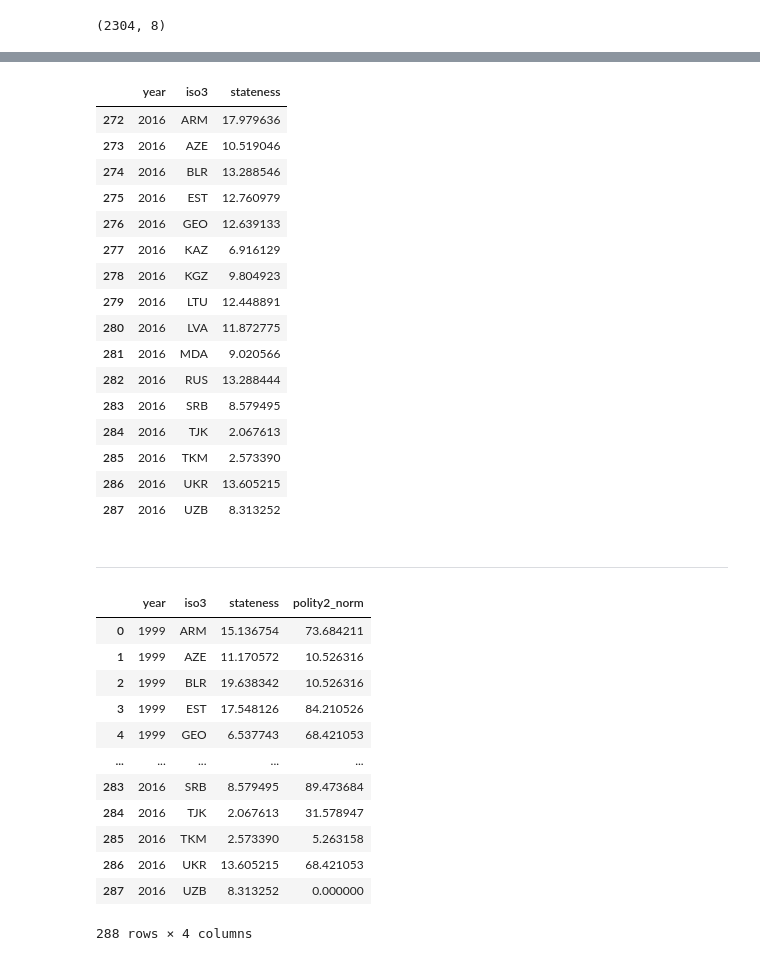
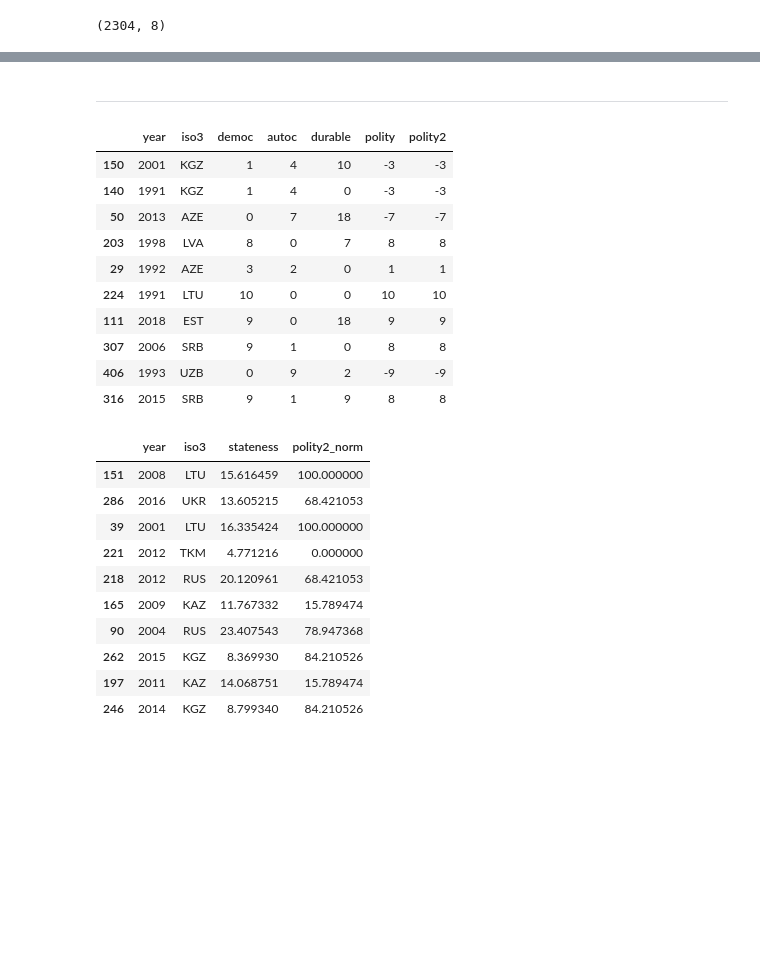
Before and after one commit to data-driven-research/state-capacity-and-democratic-transitions, a Jupyter notebook: notebooks/2.0-hp-calculating stateness.ipynb, the cells around one changed output, grey strips where cells are left out. Drawn from its saved outputs; the diff is of its cells as text; code cells hidden in the pictures; blank space fills up the shorter version.

```diff
--- a/notebooks/2.0-hp-calculating stateness.ipynb
+++ b/notebooks/2.0-hp-calculating stateness.ipynb
@@ -87,27 +135,20 @@ result = index.drop("category_score", 1)
-# %%
-result.loc[result["year"].eq(2016)]
-# %% [output]
-|  | year | iso3 | stateness |
-| 272 | 2016 | ARM | 17.979636 |
-| 273 | 2016 | AZE | 10.519046 |
-| 274 | 2016 | BLR | 13.288546 |
-| 275 | 2016 | EST | 12.760979 |
-| 276 | 2016 | GEO | 12.639133 |
-| 277 | 2016 | KAZ | 6.916129 |
-| 278 | 2016 | KGZ | 9.804923 |
-| 279 | 2016 | LTU | 12.448891 |
-| 280 | 2016 | LVA | 11.872775 |
-| 281 | 2016 | MDA | 9.020566 |
-| 282 | 2016 | RUS | 13.288444 |
-| 283 | 2016 | SRB | 8.579495 |
-| 284 | 2016 | TJK | 2.067613 |
-| 285 | 2016 | TKM | 2.573390 |
-| 286 | 2016 | UKR | 13.605215 |
-| 287 | 2016 | UZB | 8.313252 |
 # %% [markdown]
 ---
 # %%
 polity = pd.read_excel("./../data/interim/P5_composite_indicators.xlsx")
+polity.sample(10)
+# %% [output]
+|  | year | iso3 | democ | autoc | durable | polity | polity2 |
+| 150 | 2001 | KGZ | 1 | 4 | 10 | -3 | -3 |
+| 140 | 1991 | KGZ | 1 | 4 | 0 | -3 | -3 |
+| 50 | 2013 | AZE | 0 | 7 | 18 | -7 | -7 |
+| 203 | 1998 | LVA | 8 | 0 | 7 | 8 | 8 |
+| 29 | 1992 | AZE | 3 | 2 | 0 | 1 | 1 |
+| 224 | 1991 | LTU | 10 | 0 | 0 | 10 | 10 |
+| 111 | 2018 | EST | 9 | 0 | 18 | 9 | 9 |
+| 307 | 2006 | SRB | 9 | 1 | 0 | 8 | 8 |
+| 406 | 1993 | UZB | 0 | 9 | 2 | -9 | -9 |
+| 316 | 2015 | SRB | 9 | 1 | 9 | 8 | 8 |
 # %%
 polity["polity2_norm"] = polity.groupby("year")["polity2"].transform(min_max_normalization)
 polity["polity2_norm"] *= 100
@@ -118,21 +159,18 @@ m = pd.merge(
     how="left",
     on=["year", "iso3"]
 )
+m.sample(10)
+# %% [output]
+|  | year | iso3 | stateness | polity2_norm |
+| 151 | 2008 | LTU | 15.616459 | 100.000000 |
+| 286 | 2016 | UKR | 13.605215 | 68.421053 |
+| 39 | 2001 | LTU | 16.335424 | 100.000000 |
+| 221 | 2012 | TKM | 4.771216 | 0.000000 |
+| 218 | 2012 | RUS | 20.120961 | 68.421053 |
+| 165 | 2009 | KAZ | 11.767332 | 15.789474 |
+| 90 | 2004 | RUS | 23.407543 | 78.947368 |
+| 262 | 2015 | KGZ | 8.369930 | 84.210526 |
+| 197 | 2011 | KAZ | 14.068751 | 15.789474 |
+| 246 | 2014 | KGZ | 8.799340 | 84.210526 |
 # %%
 m.to_excel(f"./../data/processed/stateness_{DATE}.xlsx", index=False)
-# %%
-m
-# %% [output]
-|  | year | iso3 | stateness | polity2_norm |
-| 0 | 1999 | ARM | 15.136754 | 73.684211 |
-| 1 | 1999 | AZE | 11.170572 | 10.526316 |
-| 2 | 1999 | BLR | 19.638342 | 10.526316 |
-| 3 | 1999 | EST | 17.548126 | 84.210526 |
-| 4 | 1999 | GEO | 6.537743 | 68.421053 |
-| ... | ... | ... | ... | ... |
-| 283 | 2016 | SRB | 8.579495 | 89.473684 |
-| 284 | 2016 | TJK | 2.067613 | 31.578947 |
-| 285 | 2016 | TKM | 2.573390 | 5.263158 |
-| 286 | 2016 | UKR | 13.605215 | 68.421053 |
-| 287 | 2016 | UZB | 8.313252 | 0.000000 |
-288 rows × 4 columns
```
Also changed, not shown: parts of 5 cells of this notebook.
